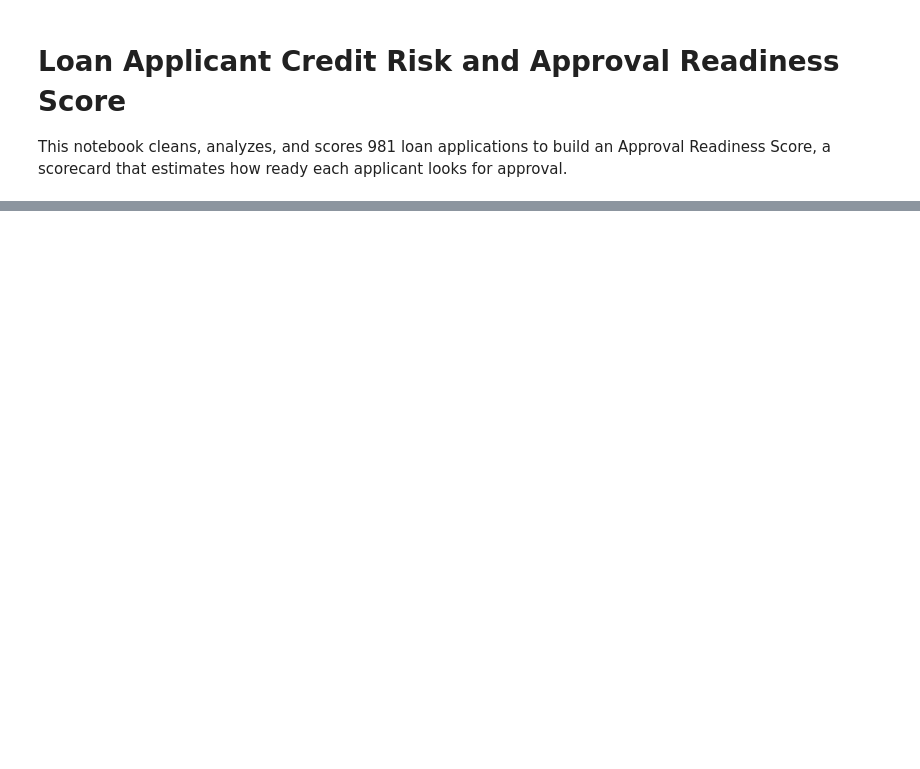
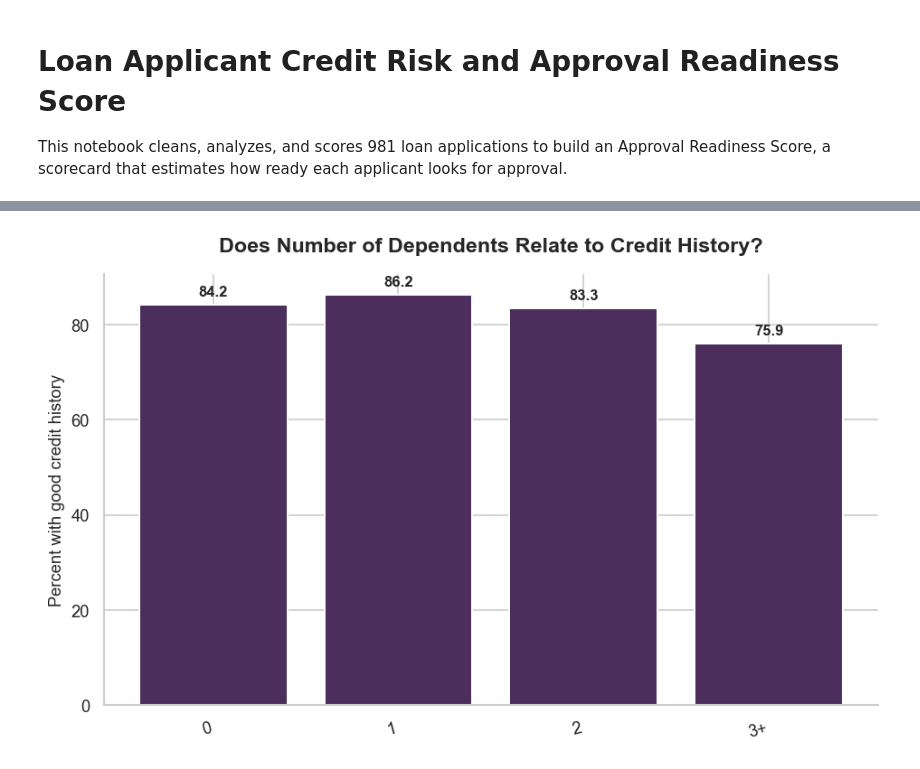
Before and after one commit to DebbyA007/loan-cleaning-project, a Jupyter notebook: loan_analysis.ipynb, the cells around one changed output, grey strips where cells are left out. Saved outputs shown, nothing was run; the diff lists cells and outputs as text; code cells hidden in the pictures; blank space fills up the shorter version.

```diff
--- a/loan_analysis.ipynb
+++ b/loan_analysis.ipynb
@@ -221,0 +222,16 @@ Credit history drives most of the score. Applicants with no credit history ask f
+# %%
+def pretty_bar(data, title, ylabel, color="#4B2E5B", figsize=(8, 5)):
+    fig, ax = plt.subplots(figsize=figsize)
+    bars = ax.bar(data.index.astype(str), data.values, color=color, edgecolor="white", linewidth=1.2)
+    ax.set_title(title, fontsize=14, fontweight="bold", pad=15)
+    ax.set_ylabel(ylabel, fontsize=11)
+    ax.bar_label(bars, fmt="%.1f", padding=4, fontsize=10, fontweight="bold")
+    ax.spines[['top', 'right']].set_visible(False)
+    plt.xticks(rotation=15, ha="right")
+    plt.tight_layout()
+    plt.show()
+# %%
+rate_dep = (df.groupby("Dependents")["Credit_History"].mean() * 100).round(1)
+pretty_bar(rate_dep, "Does Number of Dependents Relate to Credit History?", "Percent with good credit history")
+# %% [output]
+[figure, added]
```
Also changed, not shown: parts of 41 cells of this notebook, 5 other files.
